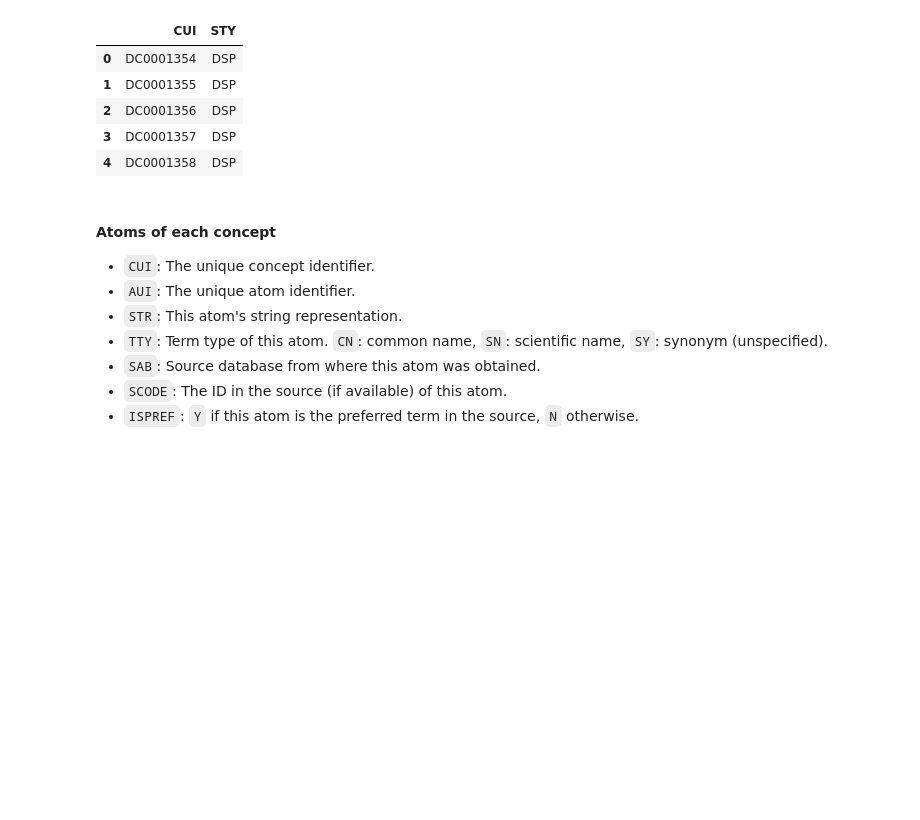
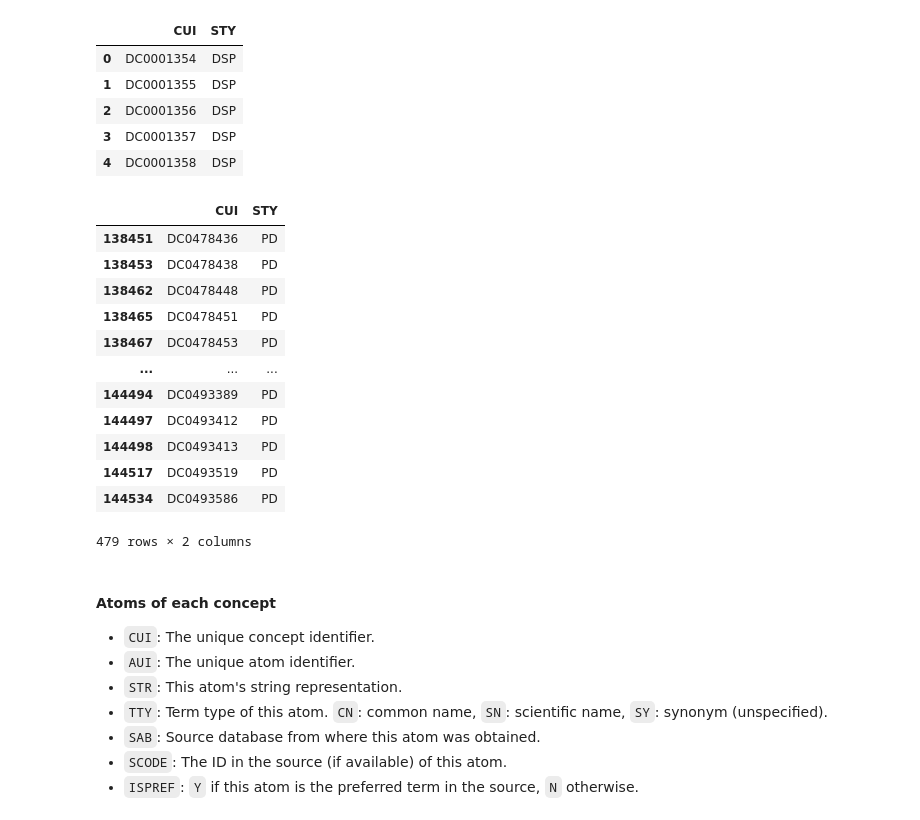
Before and after one commit to marketakrenkova/drug-interaction-prediction, a Jupyter notebook: supplements_db.ipynb, the cells around one changed output. Drawn from its saved outputs; the diff is of its cells as text; code cells hidden in the pictures; blank space fills up the shorter version.

```diff
--- a/supplements_db.ipynb
+++ b/supplements_db.ipynb
@@ -27,6 +28,22 @@ concept_type.head()
 | 2 | DC0001356 | DSP |
 | 3 | DC0001357 | DSP |
 | 4 | DC0001358 | DSP |
+# %%
+concept_type[concept_type['STY'] == 'PD']
+# %% [output]
+|  | CUI | STY |
+| 138451 | DC0478436 | PD |
+| 138453 | DC0478438 | PD |
+| 138462 | DC0478448 | PD |
+| 138465 | DC0478451 | PD |
+| 138467 | DC0478453 | PD |
+| ... | ... | ... |
+| 144494 | DC0493389 | PD |
+| 144497 | DC0493412 | PD |
+| 144498 | DC0493413 | PD |
+| 144517 | DC0493519 | PD |
+| 144534 | DC0493586 | PD |
+479 rows × 2 columns
 # %% [markdown]
 #### Atoms of each concept
 
```
Also changed, not shown: parts of 5 cells of this notebook, 1 other file.
